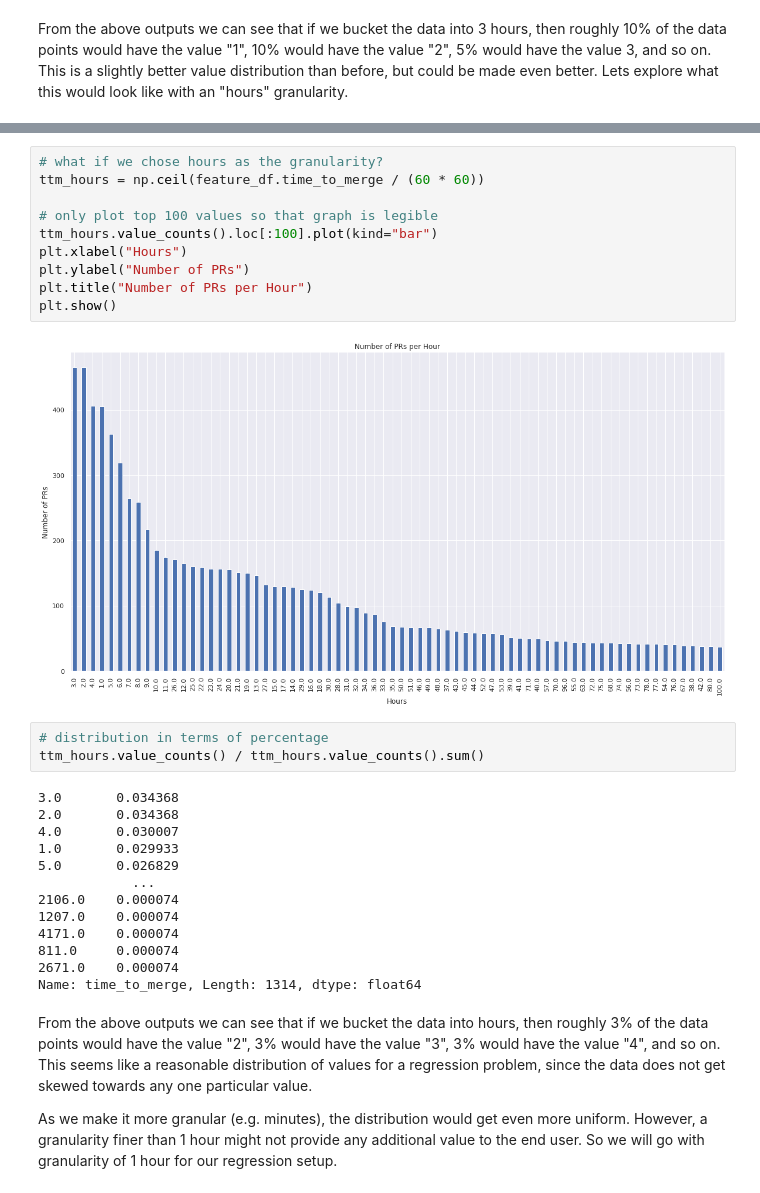
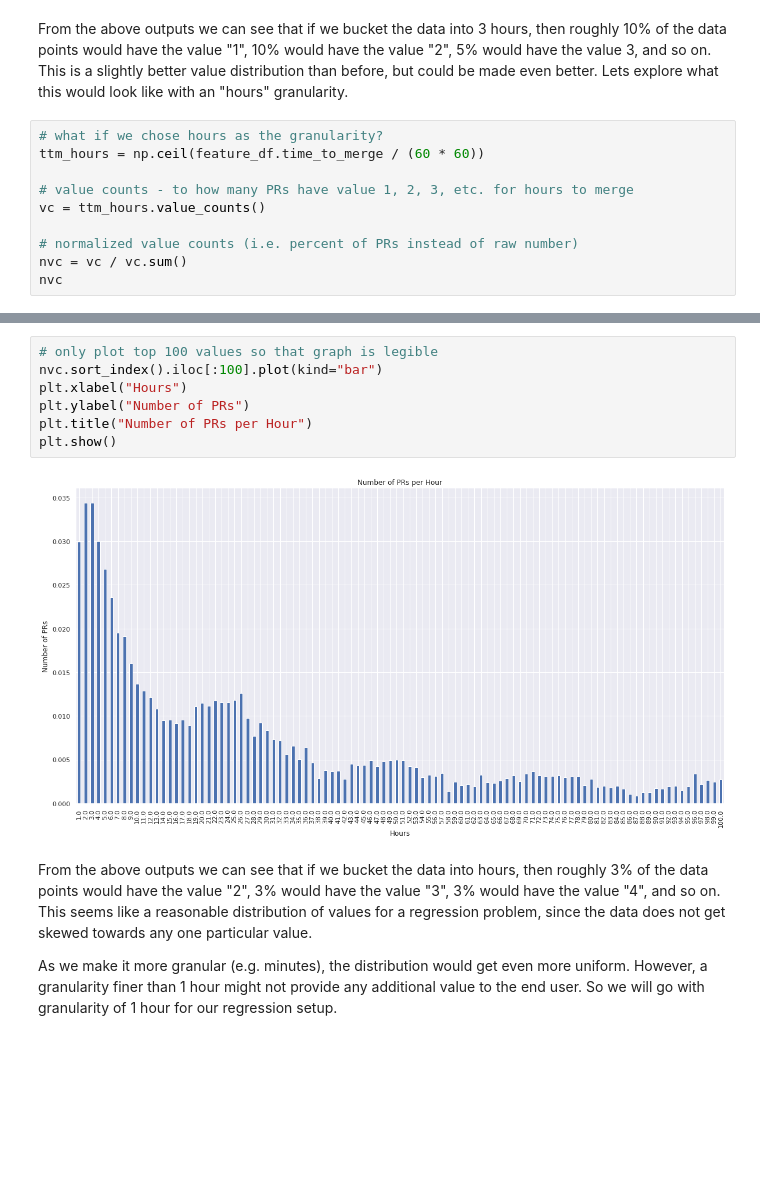
Before and after one commit to chauhankaranraj/ocp-ci-analysis, a Jupyter notebook: notebooks/data-sources/oc-github-repo/github_PR_EDA.ipynb, the cells around one changed output, grey strips where cells are left out. Drawn from its saved outputs; the diff is of its cells as text; blank space fills up the shorter version.

Commit message:
normalize graphs

```diff
--- a/notebooks/data-sources/oc-github-repo/github_PR_EDA.ipynb
+++ b/notebooks/data-sources/oc-github-repo/github_PR_EDA.ipynb
@@ -268,2 +276,12 @@ Name: time_to_merge, Length: 691, dtype: float64
 # %% [markdown]
 From the above outputs we can see that if we bucket the data into 3 hours, then roughly 10% of the data points would have the value "1", 10% would have the value "2", 5% would have the value 3, and so on. This is a slightly better value distribution than before, but could be made even better. Lets explore what this would look like with an "hours" granularity.
+# %%
+# what if we chose hours as the granularity?
+ttm_hours = np.ceil(feature_df.time_to_merge / (60 * 60))
+
+# value counts - to how many PRs have value 1, 2, 3, etc. for hours to merge
+vc = ttm_hours.value_counts()
+
+# normalized value counts (i.e. percent of PRs instead of raw number)
+nvc = vc / vc.sum()
+nvc
@@ -270,31 +301,12 @@ From the above outputs we can see that if we bucket the data into 3 hours, then
 # %%
-# what if we chose hours as the granularity?
-ttm_hours = np.ceil(feature_df.time_to_merge / (60 * 60))
-
 # only plot top 100 values so that graph is legible
-ttm_hours.value_counts().loc[:100].plot(kind="bar")
+nvc.sort_index().iloc[:100].plot(kind="bar")
 plt.xlabel("Hours")
 plt.ylabel("Number of PRs")
 plt.title("Number of PRs per Hour")
 plt.show()
 # %% [output]
-[figure, old version]
+[figure, new version]
-# %%
-# distribution in terms of percentage
-ttm_hours.value_counts() / ttm_hours.value_counts().sum()
-# %% [output]
-3.0       0.034368
-2.0       0.034368
-4.0       0.030007
-1.0       0.029933
-5.0       0.026829
-            ...
-2106.0    0.000074
-1207.0    0.000074
-4171.0    0.000074
-811.0     0.000074
-2671.0    0.000074
-Name: time_to_merge, Length: 1314, dtype: float64
 # %% [markdown]
 From the above outputs we can see that if we bucket the data into hours, then roughly 3% of the data points would have the value "2", 3% would have the value "3", 3% would have the value "4", and so on. This seems like a reasonable distribution of values for a regression problem, since the data does not get skewed towards any one particular value.
 
```
Also changed, not shown: parts of 13 cells of this notebook.
